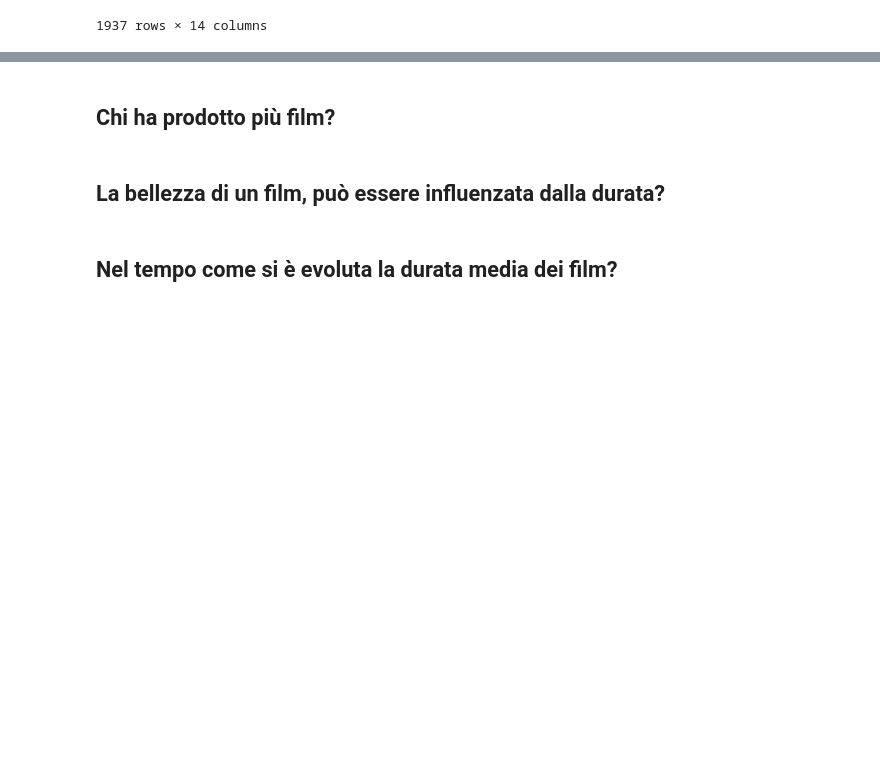
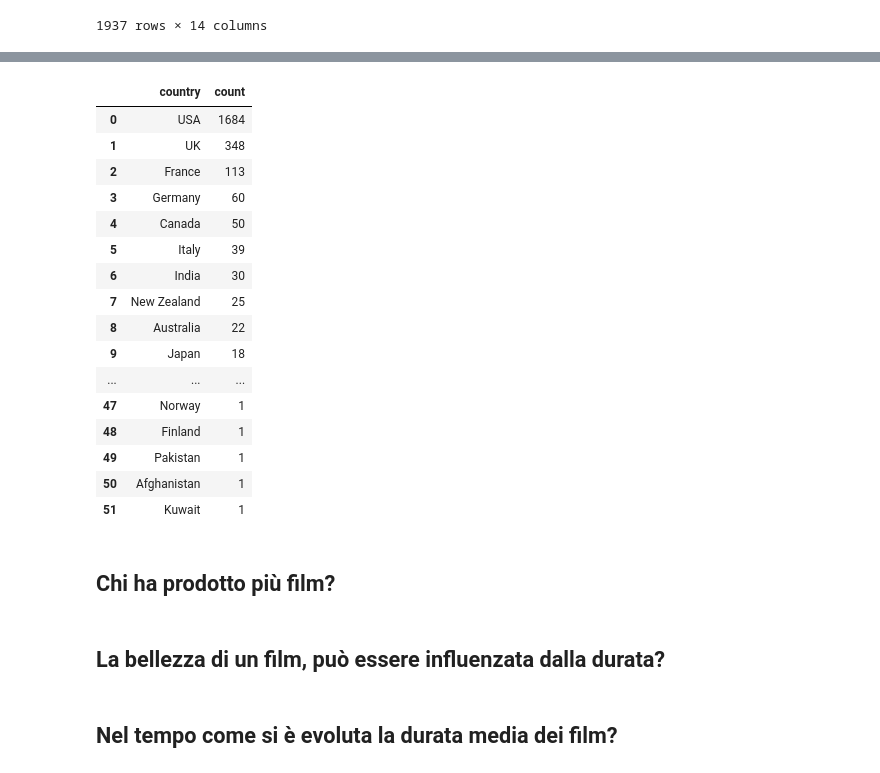
Before and after one commit to RasoFederico/ProgettoIUM-TWEB, a Jupyter notebook: Progetto_IUM/ProgettoIUM.ipynb, the cells around one changed output, grey strips where cells are left out. Cells and saved outputs as stored; diff of their text form; code cells hidden in the pictures; blank space fills up the shorter version.

```diff
--- a/Progetto_IUM/ProgettoIUM.ipynb
+++ b/Progetto_IUM/ProgettoIUM.ipynb
@@ -113,3 +154,28 @@ oscar_win_df
+# %%
+conteggi = oscar_win_df['country'].value_counts()
+
+conteggi_df = conteggi.reset_index()
+conteggi_df.columns = ['country', 'count']  # Rinomina le colonne
+
+conteggi_df
+# %% [output]
+|  | country | count |
+| 0 | USA | 1684 |
+| 1 | UK | 348 |
+| 2 | France | 113 |
+| 3 | Germany | 60 |
+| 4 | Canada | 50 |
+| 5 | Italy | 39 |
+| 6 | India | 30 |
+| 7 | New Zealand | 25 |
+| 8 | Australia | 22 |
+| 9 | Japan | 18 |
+| ... | ... | ... |
+| 47 | Norway | 1 |
+| 48 | Finland | 1 |
+| 49 | Pakistan | 1 |
+| 50 | Afghanistan | 1 |
+| 51 | Kuwait | 1 |
 # %% [markdown]
 ## Chi ha prodotto più film?
 # %% [markdown]
```
Also changed, not shown: parts of 5 cells of this notebook.
